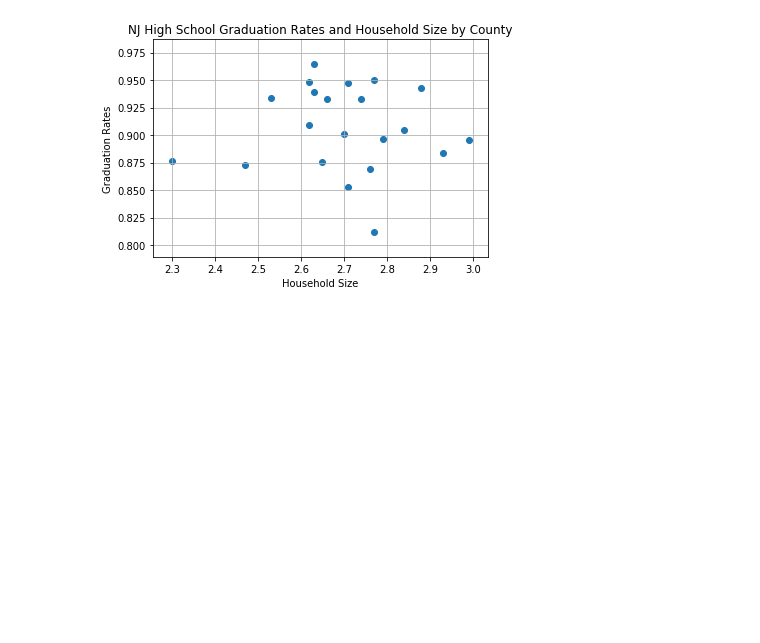
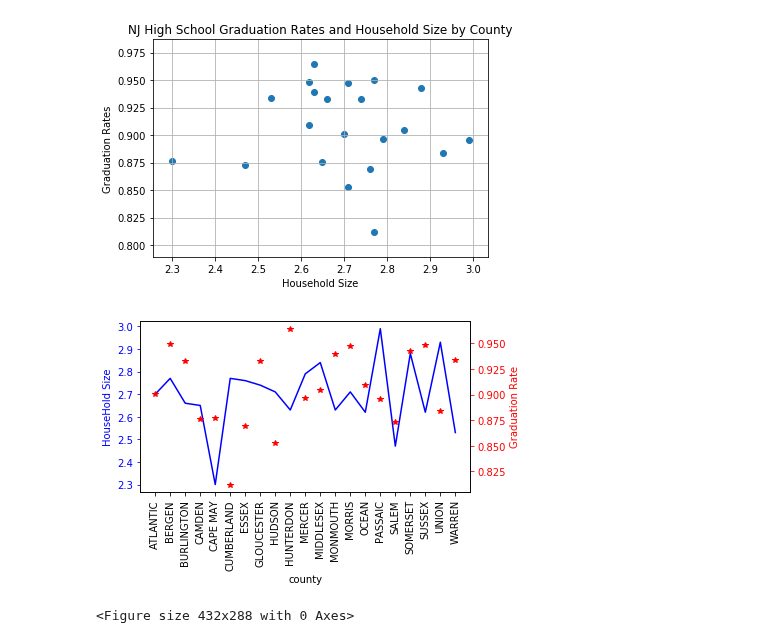
Before and after one commit to Areej32/project, a Jupyter notebook: Clean Data/Grad_House_Plot.ipynb, the cells around one changed output. Cells and saved outputs as stored; diff of their text form; code cells hidden in the pictures; blank space fills up the shorter version.

```diff
--- a/Clean Data/Grad_House_Plot.ipynb
+++ b/Clean Data/Grad_House_Plot.ipynb
@@ -65,3 +65,32 @@ plt.savefig("Images/County_Grad_House_Rates.png", bbox_inches = "tight")
 plt.show()
 # %% [output]
 [figure]
+# %%
+fig, ax1 = plt.subplots()
+
+tick_locations = [value for value in x_axis]
+
+plt.xticks(tick_locations, county, rotation= 90)
+
+grad_rate = df_county_grad_house["Graduation Rate"]
+county = df_county_grad_house["County Name"]
+pov_rate = df_county_grad_house["HouseHold Size"]
+t = np.arange(len(county))
+ax1.plot(t, pov_rate, 'b-')
+ax1.set_xlabel('county')
+# Make the y-axis label, ticks and tick labels match the line color.
+ax1.set_ylabel('HouseHold Size', color='b')
+ax1.tick_params('y', colors='b')
+
+ax2 = ax1.twinx()
+
+ax2.plot(t,grad_rate, 'r*')
+ax2.set_ylabel('Graduation Rate', color='r')
+ax2.tick_params('y', colors='r')
+
+fig.tight_layout()
+plt.show()
+plt.savefig("Images/grad vs household.jpg", bbox_inches = "tight")
+# %% [output]
+[figure, added]
+<Figure size 432x288 with 0 Axes>
```
Also changed, not shown: 2 other files.
